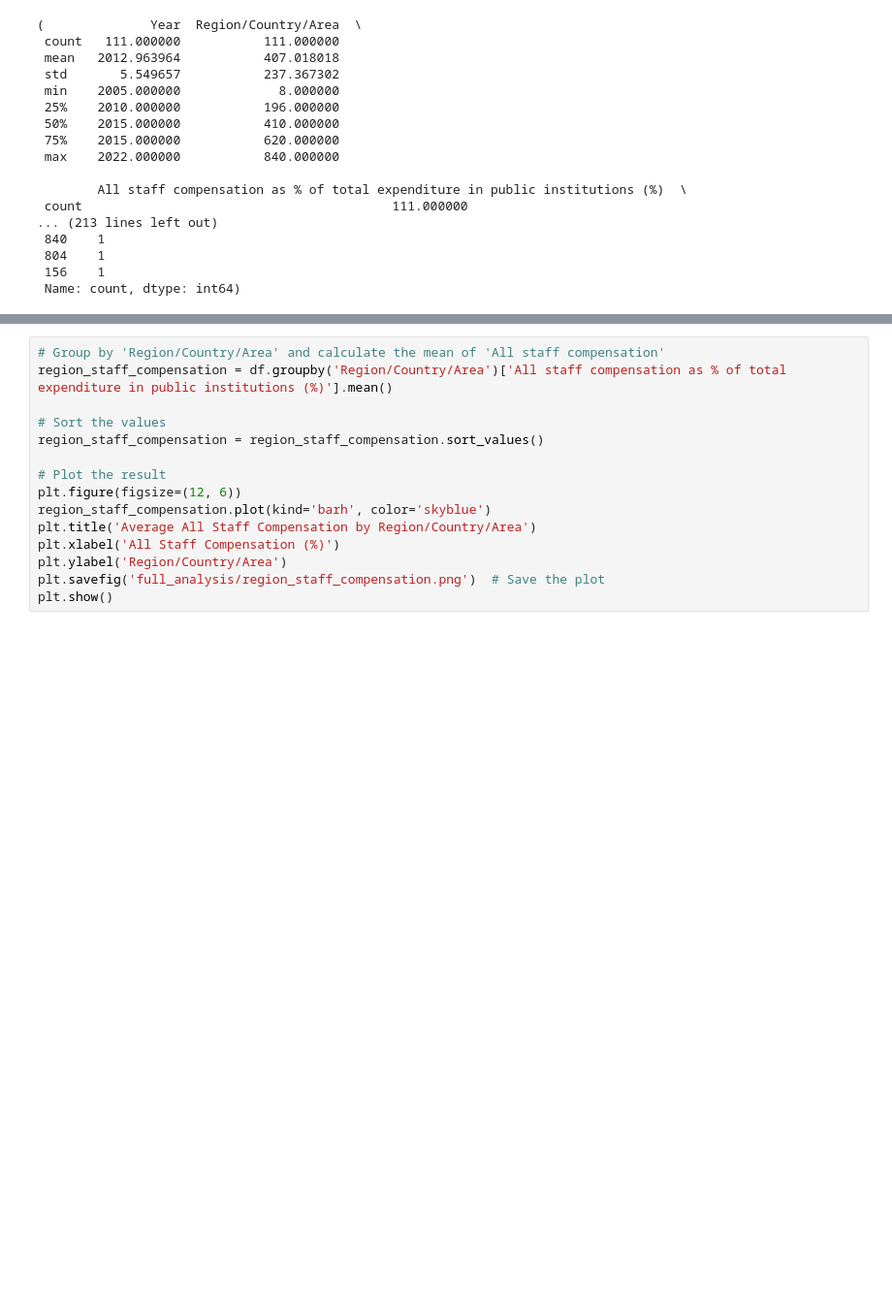
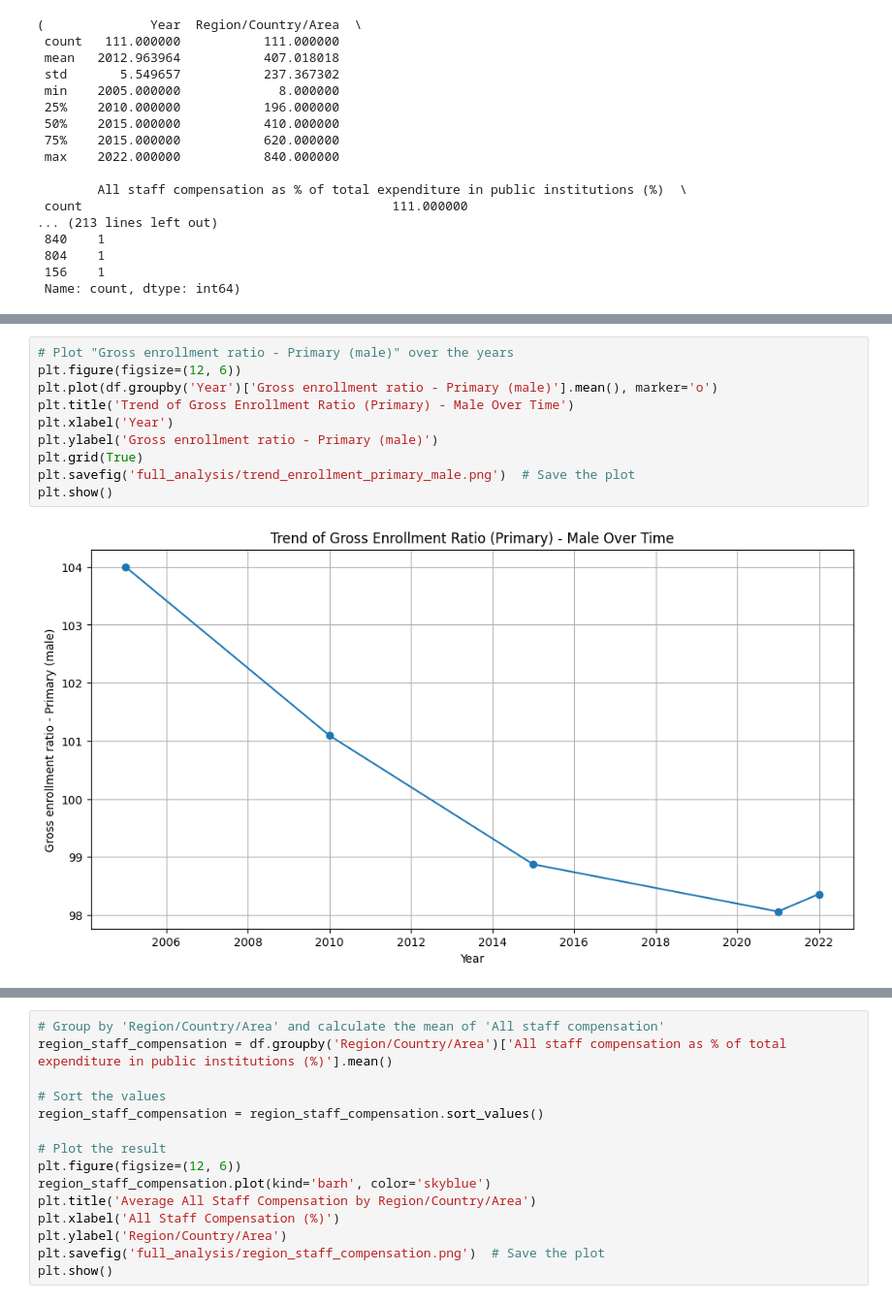
Before and after one commit to Cfg-data/Education-Data-n-Trends, a Jupyter notebook: usable_notebooks/full_analytics.ipynb, the cells around one changed output, grey strips where cells are left out. Shown at 97% size. Cells and saved outputs as stored; diff of their text form; blank space fills up the shorter version.

Commit message:
update
plots

```diff
--- a/usable_notebooks/full_analytics.ipynb
+++ b/usable_notebooks/full_analytics.ipynb
@@ -81,3 +81,15 @@ plt.savefig('full_analysis/trend_enrollment_primary_female.png')  # Save the plo
 plt.show()
 # %% [output]
 [figure]
+# %%
+# Plot "Gross enrollment ratio - Primary (male)" over the years
+plt.figure(figsize=(12, 6))
+plt.plot(df.groupby('Year')['Gross enrollment ratio - Primary (male)'].mean(), marker='o')
+plt.title('Trend of Gross Enrollment Ratio (Primary) - Male Over Time')
+plt.xlabel('Year')
+plt.ylabel('Gross enrollment ratio - Primary (male)')
+plt.grid(True)
+plt.savefig('full_analysis/trend_enrollment_primary_male.png')  # Save the plot
+plt.show()
+# %% [output]
+[figure, added]
```
Also changed, not shown: parts of 6 cells of this notebook, 5 other files.
